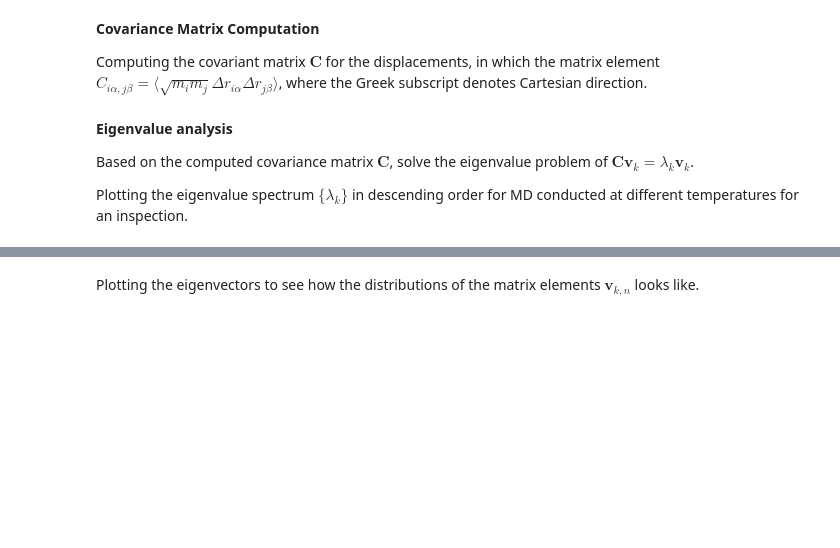
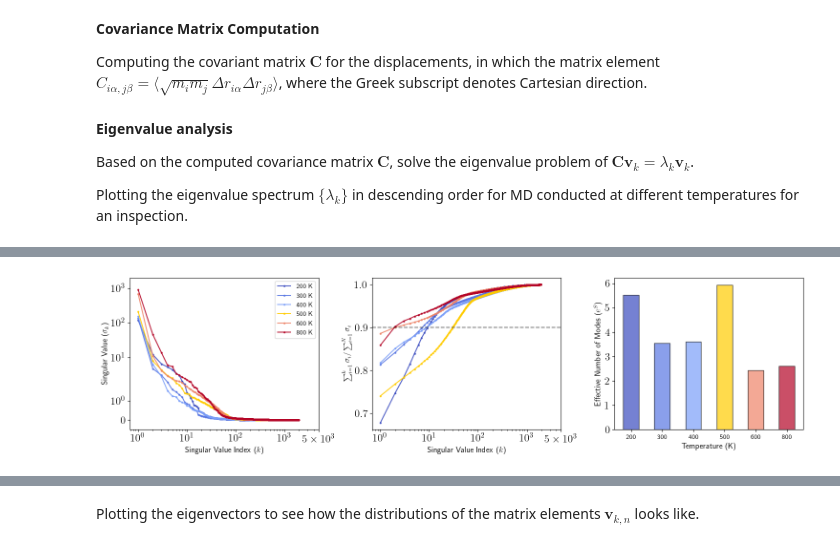
Before and after one commit to yangjackie/diffuser, a Jupyter notebook: essential_dynamics.ipynb, the cells around one changed output, grey strips where cells are left out. Drawn from its saved outputs; the diff is of its cells as text; code cells hidden in the pictures; blank space fills up the shorter version.

```diff
--- a/essential_dynamics.ipynb
+++ b/essential_dynamics.ipynb
@@ -326,0 +319,84 @@ plt.show()
+# %%
+covariance_matrix_200_element_framework = covariance_matrix_200K[np.ix_(element_indices, framework_indices)]
+covariance_matrix_300_element_framework = covariance_matrix_300K[np.ix_(element_indices, framework_indices)]
+covariance_matrix_400_element_framework = covariance_matrix_400K[np.ix_(element_indices, framework_indices)]
+covariance_matrix_500_element_framework = covariance_matrix_500K[np.ix_(element_indices, framework_indices)]
+covariance_matrix_600_element_framework = covariance_matrix_600K[np.ix_(element_indices, framework_indices)]
+covariance_matrix_800_element_framework = covariance_matrix_800K[np.ix_(element_indices, framework_indices)]
+u_200, s_200, vt_200 = np.linalg.svd(covariance_matrix_200_element_framework)
+u_300, s_300, vt_300 = np.linalg.svd(covariance_matrix_300_element_framework)
+u_400, s_400, vt_400 = np.linalg.svd(covariance_matrix_400_element_framework)
+u_500, s_500, vt_500 = np.linalg.svd(covariance_matrix_500_element_framework)
+u_600, s_600, vt_600 = np.linalg.svd(covariance_matrix_600_element_framework)
+u_800, s_800, vt_800 = np.linalg.svd(covariance_matrix_800_element_framework)
+
+framework_index_map = {i: j for j, i in enumerate(framework_indices)}
+
+import matplotlib.pyplot as plt
+fig, ax = plt.subplots(1, 3, figsize=(15, 4))
+
+# plot the normalized singular values for each temperature, using a different color for each temperature
+
+ax[0].plot([i + 1 for i in range(len(s_200))], s_200, "o-", c=color_200K, label="200 K", alpha=0.9, markersize=2)
+ax[0].plot([i + 1 for i in range(len(s_300))], s_300, "o-", c=color_300K, label="300 K", alpha=0.9, markersize=2)
+ax[0].plot([i + 1 for i in range(len(s_400))], s_400, "o-", c=color_400K, label="400 K", alpha=0.9, markersize=2)
+ax[0].plot([i + 1 for i in range(len(s_500))], s_500, "o-", c=color_500K, label="500 K", alpha=0.9, markersize=2)
+ax[0].plot([i + 1 for i in range(len(s_600))], s_600, "o-", c=color_600K, label="600 K", alpha=0.9, markersize=2)
+ax[0].plot([i + 1 for i in range(len(s_800))], s_800, "o-", c=color_800K, label="800 K", alpha=0.9, markersize=2)
+ax[0].set_xscale("log")
+ax[0].set_yscale("symlog")
+ax[0].set_ylim(-0.5, 2000)
+ax[0].set_xlabel("Singular Value Index ($k$)", fontsize=12)
+ax[0].set_ylabel("Singular Value ($\\sigma_k$)", fontsize=12)
+ax[0].set_xticks([1, 10, 100, 1000, 5000])
+ax[0].set_xticklabels(["$10^0$", "$10^1$", "$10^2$", "$10^3$", "$5\\times10^3$"])
+ax[0].legend(fontsize=10)
+
+# cumulative sum of singular values normalized by the total sum of singular values
+ax[1].plot([i + 1 for i in range(len(s_200))], [np.sum(s_200[: i + 1]) / np.sum(s_200) for i in range(len(s_200))], "o-", c=color_200K, label="200 K", alpha=0.9, markersize=2)
+ax[1].plot([i + 1 for i in range(len(s_300))], [np.sum(s_300[: i + 1]) / np.sum(s_300) for i in range(len(s_300))], "o-", c=color_300K, label="300 K", alpha=0.9, markersize=2)
+ax[1].plot([i + 1 for i in range(len(s_400))], [np.sum(s_400[: i + 1]) / np.sum(s_400) for i in range(len(s_400))], "o-", c=color_400K, label="400 K", alpha=0.9, markersize=2)
+ax[1].plot([i + 1 for i in range(len(s_500))], [np.sum(s_500[: i + 1]) / np.sum(s_500) for i in range(len(s_500))], "o-", c=color_500K, label="500 K", alpha=0.9, markersize=2)
+ax[1].plot([i + 1 for i in range(len(s_600))], [np.sum(s_600[: i + 1]) / np.sum(s_600) for i in range(len(s_600))], "o-", c=color_600K, label="600 K", alpha=0.9, markersize=2)
+ax[1].plot([i + 1 for i in range(len(s_800))], [np.sum(s_800[: i + 1]) / np.sum(s_800) for i in range(len(s_800))], "o-", c=color_800K, label="800 K", alpha=0.9, markersize=2)
+ax[1].set_xscale("log")
+ax[1].set_xticks([1, 10, 100, 1000, 5000])
+ax[1].set_xticklabels(["$10^0$", "$10^1$", "$10^2$", "$10^3$", "$5\\times10^3$"])
+ax[1].axhline(0.9, c="k", ls="--", alpha=0.5)
+
+ax[1].set_xlabel("Singular Value Index ($k$)", fontsize=12)
+ax[1].set_ylabel("$\\sum_{i=1}^k \\sigma_i / \\sum_{i=1}^N \\sigma_i$", fontsize=12)
+# ax[1].legend(fontsize=10)
+
+prob_200 = [s_200[i]/np.sum(s_200) for i in range(len(s_200))]
+prob_300 = [s_300[i]/np.sum(s_300) for i in range(len(s_300))]
+prob_400 = [s_400[i]/np.sum(s_400) for i in range(len(s_400))]
+prob_500 = [s_500[i]/np.sum(s_500) for i in range(len(s_500))]
+prob_600 = [s_600[i]/np.sum(s_600) for i in range(len(s_600))]
+prob_800 = [s_800[i]/np.sum(s_800) for i in range(len(s_800))]
+
+entropy_200 = -np.sum([p * np.log(p) for p in prob_200])
+entropy_300 = -np.sum([p * np.log(p) for p in prob_300])
+entropy_400 = -np.sum([p * np.log(p) for p in prob_400])
+entropy_500 = -np.sum([p * np.log(p) for p in prob_500])
+entropy_600 = -np.sum([p * np.log(p) for p in prob_600])
+entropy_800 = -np.sum([p * np.log(p) for p  in prob_800])
+
+effective_modes_200 = np.exp(entropy_200)
+effective_modes_300 = np.exp(entropy_300)
+effective_modes_400 = np.exp(entropy_400)
+effective_modes_500 = np.exp(entropy_500)
+effective_modes_600 = np.exp(entropy_600)
+effective_modes_800 = np.exp(entropy_800)
+
+ax[2].bar([1,2,3,4,5,6],[effective_modes_200, effective_modes_300, effective_modes_400, effective_modes_500, effective_modes_600, effective_modes_800], color=[color_200K, color_300K, color_400K, color_500K, color_600K, color_800K], alpha=0.7, width=0.5, edgecolor="k")
+ax[2].set_xticks([1,2,3,4,5,6])
+ax[2].set_xticklabels(["200", "300", "400", "500", "600", "800"], fontsize=10)
+ax[2].set_ylabel("Effective Number of Modes ($e^S$)", fontsize=12)
+ax[2].set_xlabel("Temperature (K)", fontsize=12)
+
+plt.tight_layout()
+plt.savefig("/Users/jackyang-macmini/OneDrive - UNSW/Documents/Projects/artificial_intelligence/LiPSCl-diffusion/nve_md_essential_dynamics_analysis_Li_framework_svd.pdf", bbox_inches="tight")
+plt.show()
+# %% [output]
+[figure, added]
```
Also changed, not shown: parts of 5 cells of this notebook, 2 other files.
